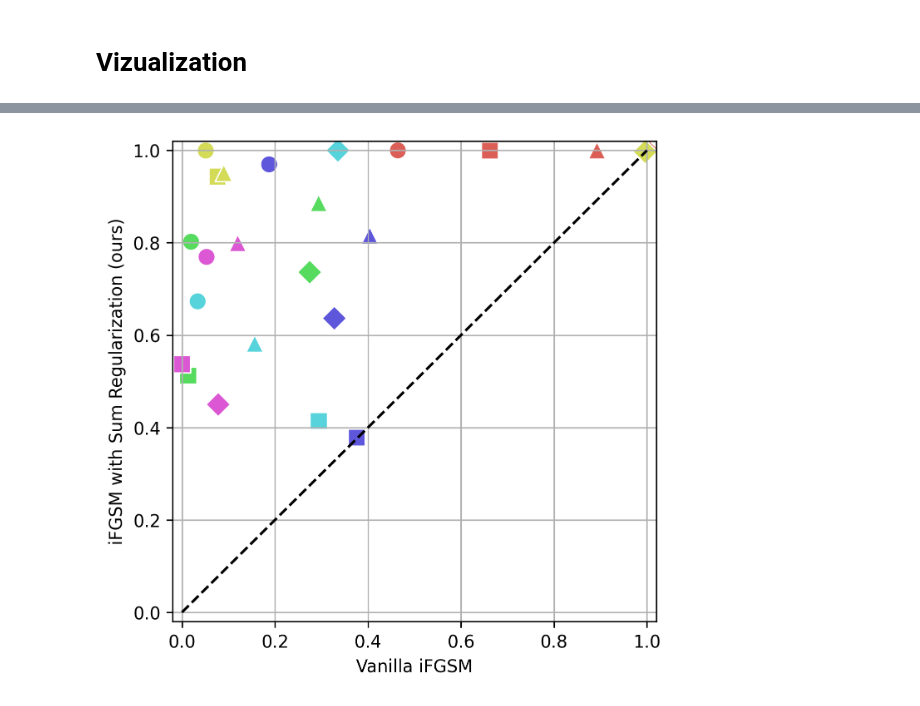
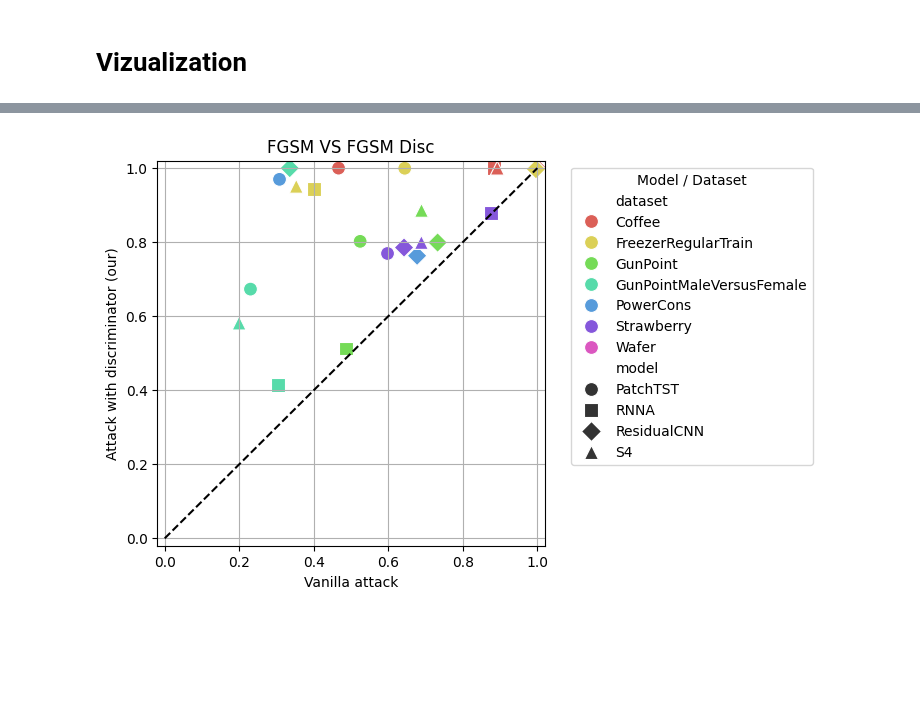
Before and after one commit to petrsokerin/Hidden_adversarial_attacks, a Jupyter notebook: notebooks/clearml_metrics.ipynb, the cells around one changed output, grey strips where cells are left out. Cells and saved outputs as stored; diff of their text form; code cells hidden in the pictures; blank space fills up the shorter version.

```diff
--- a/notebooks/clearml_metrics.ipynb
+++ b/notebooks/clearml_metrics.ipynb
@@ -198,22 +161,13 @@ def load_local_data(datasets, models, prefixes, flag_test=True):
 # model = 'ResidualCNN'
 
 results = load_local_data(
-    datasets = ['GunPointMaleVersusFemale', 'Strawberry', 'PowerCons', 'GunPoint', 'Coffee', 'FreezerRegularTrain'],
-    models = ['ResidualCNN', 'PatchTST', 'S4', 'RNNA'], # ['S4', 'ResidualCNN', 'TST', 'PatchTST', 'RNNA']
+    datasets = ['GunPointMaleVersusFemale', 'Strawberry', 'PowerCons', 'GunPoint'],
+    models = ['ResidualCNN', 'PatchTST'], # ['S4', 'ResidualCNN', 'TST', 'PatchTST', 'RNNA']
     prefixes = ['fast_run', 'test'],
     flag_test = True,
 )
 
 
-mask = \
-    (results['full_exp_name'].str.contains('pgd')) | \
-    (results['full_exp_name'].str.contains('harmonic')) | \
-    (results['full_exp_name'].str.contains('hypercones')) | \
-    (results['full_exp_name'].str.contains('simba')) | \
-    (results['full_exp_name'].str.contains('kll2')) | \
-    (
-        results['full_exp_name'].str.contains('fgsm') & \
-        (results['dataset'] == 'PowerCons') & results['model'].isin(['PatchTST', 'ResidualCNN', 'S4', 'RNNA'])
-)
-results = results[mask].rename(columns={'step_id': 'iters'})
+mask = (results['full_exp_name'].str.contains('pgd')) | (~results['full_exp_name'].str.contains('pgd') & (results['dataset'] == 'PowerCons') & results['model'].isin(['PatchTST', 'ResidualCNN']))
+results = results[mask]
 results['exp_name'] = results['full_exp_name']
@@ -318,19 +267,8 @@ array(['fgsm_harmonic', 'fgsm', 'kll2', 'fgsm_disc_hypercones', 'simba',
 # %%
 metric_name = 'F_EFF_CONC'
 
-eff_thr = 0.9
-pgd_fgsm_iter_thr = 40
-simba_iter_thr = 1200
-kll2_iter_thr = 400
-
-filter_start_point_mask = (metrics['EFF'] > eff_thr) | \
-    (((metrics['attack'].str.contains('fgsm')) | (metrics['attack'].str.contains('pgd'))) & (metrics['iters'] >= pgd_fgsm_iter_thr)) | \
-    ((metrics['attack'].str.contains('simba')) & (metrics['iters'] >= simba_iter_thr)) | \
-    ((metrics['attack'].str.contains('kll2')) & (metrics['iters'] >= kll2_iter_thr))
-
-filter_start_point_mask = filter_start_point_mask & (metrics['dataset'] != 'Wafer')
-grouped_data = metrics[filter_start_point_mask].groupby(by=['dataset', 'model', 'attack'], as_index=False).agg({metric_name: max})
-agg_data = grouped_data.pivot(index=['dataset', 'model'], columns='attack', values=metric_name).reset_index()
+agg_data = metrics.groupby(by=['dataset', 'model', 'attack'], as_index=False).agg({metric_name: max})
+agg_data = agg_data.pivot(index=['dataset', 'model'], columns='attack', values=metric_name).reset_index()
 # agg_data = agg_data.dropna(subset=['fgsm', 'fgsm_disc'])
 agg_data
 # %% [output]
@@ -596,15 +292,4 @@ grouped_rank_mean_metrics.iloc[[3, 1, 0, 2]].round(3)
-# %%
-agg_data['model'] = agg_data['model'].map(model_mapping)
 # %%
-draw_scatter_pair_metrics(
-    agg_data,
-    'fgsm',
-    'fgsm_disc',
-    x_col_name='Vanilla iFGSM',
-    y_col_name='iFGSM with Sum Regularization (ours)',
-    title='',
-    legend=False,
-    savepath='../pictures/ifgsm_van.pdf'
-)
+draw_scatter_pair_metrics(agg_data, 'fgsm', 'fgsm_disc', x_col_name='Vanilla attack', y_col_name='Attack with discriminator (our)', title='FGSM VS FGSM Disc')
 # %% [output]
-[figure, old version]
+[figure, new version]
```
Also changed, not shown: parts of 38 cells of this notebook.
